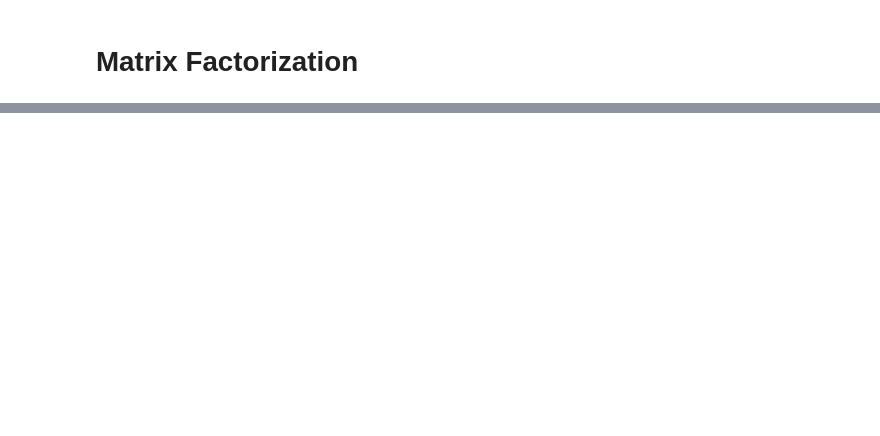
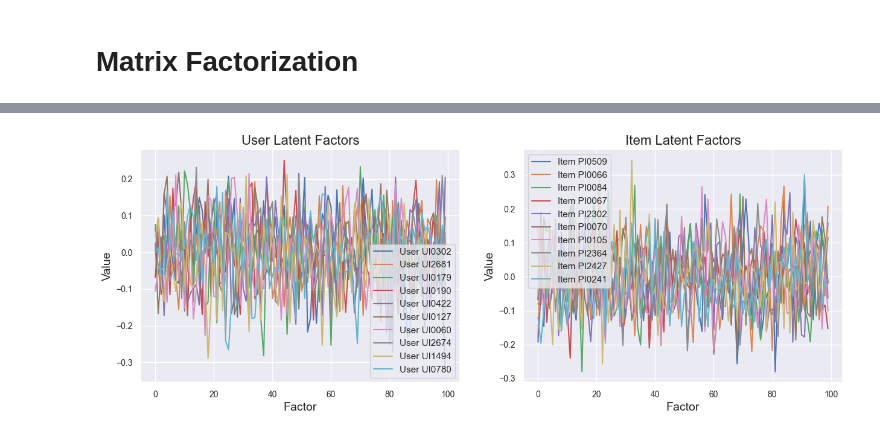
Before and after one commit to picessakresna/GoodGamingShop-Recommendation-Website, a Jupyter notebook: final-project/data-analysis/analysis-goodgamingshop.ipynb, the cells around one changed output, grey strips where cells are left out. Saved outputs shown, nothing was run; the diff lists cells and outputs as text; code cells hidden in the pictures; blank space fills up the shorter version.

```diff
--- a/final-project/data-analysis/analysis-goodgamingshop.ipynb
+++ b/final-project/data-analysis/analysis-goodgamingshop.ipynb
@@ -593,0 +811,31 @@ print("Mean MAE:", results['test_mae'].mean())
+# %%
+# Extract user and item factors
+user_factors = algo.pu
+item_factors = algo.qi
+
+# Visualize the user and item latent factors for the first few users and items
+n_factors = user_factors.shape[1]
+n_users_plot = 10
+n_items_plot = 10
+
+fig, axs = plt.subplots(1, 2, figsize=(15, 5))
+
+# Plot user factors
+for i in range(n_users_plot):
+    axs[0].plot(np.arange(n_factors), user_factors[i], label=f'User {trainset.to_raw_uid(i)}')
+axs[0].set_title('User Latent Factors')
+axs[0].set_xlabel('Factor')
+axs[0].set_ylabel('Value')
+axs[0].legend()
+
+# Plot item factors
+for i in range(n_items_plot):
+    axs[1].plot(np.arange(n_factors), item_factors[i], label=f'Item {trainset.to_raw_iid(i)}')
+axs[1].set_title('Item Latent Factors')
+axs[1].set_xlabel('Factor')
+axs[1].set_ylabel('Value')
+axs[1].legend()
+
+plt.show()
+# %% [output]
+[figure, added]
```
Also changed, not shown: parts of 13 cells of this notebook.
